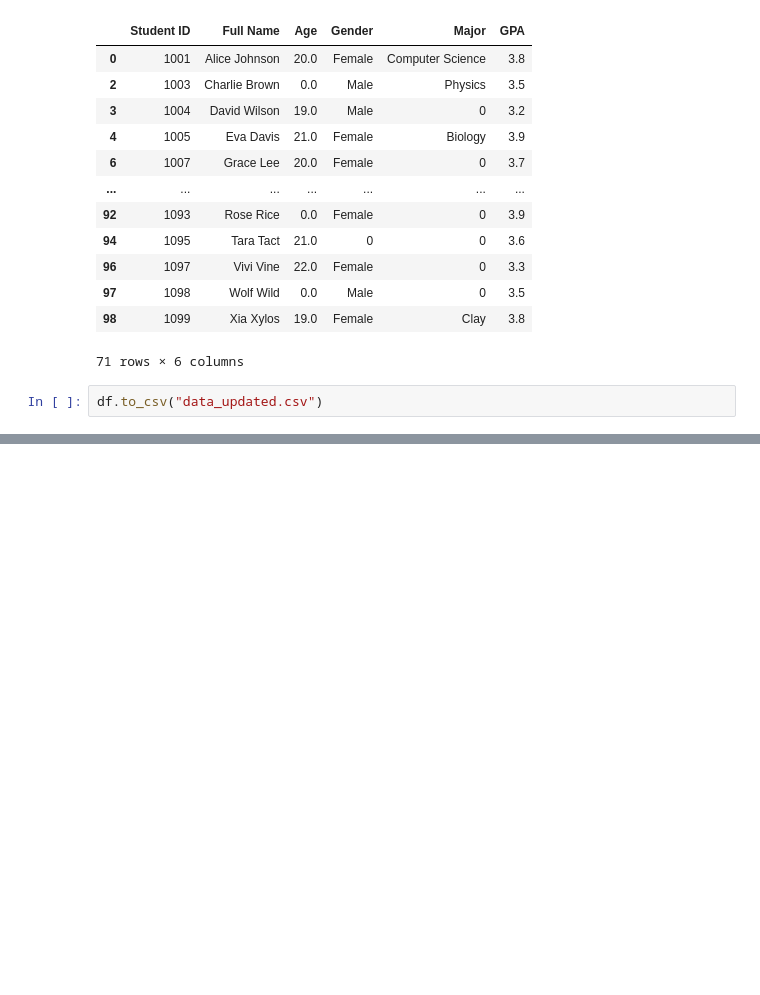
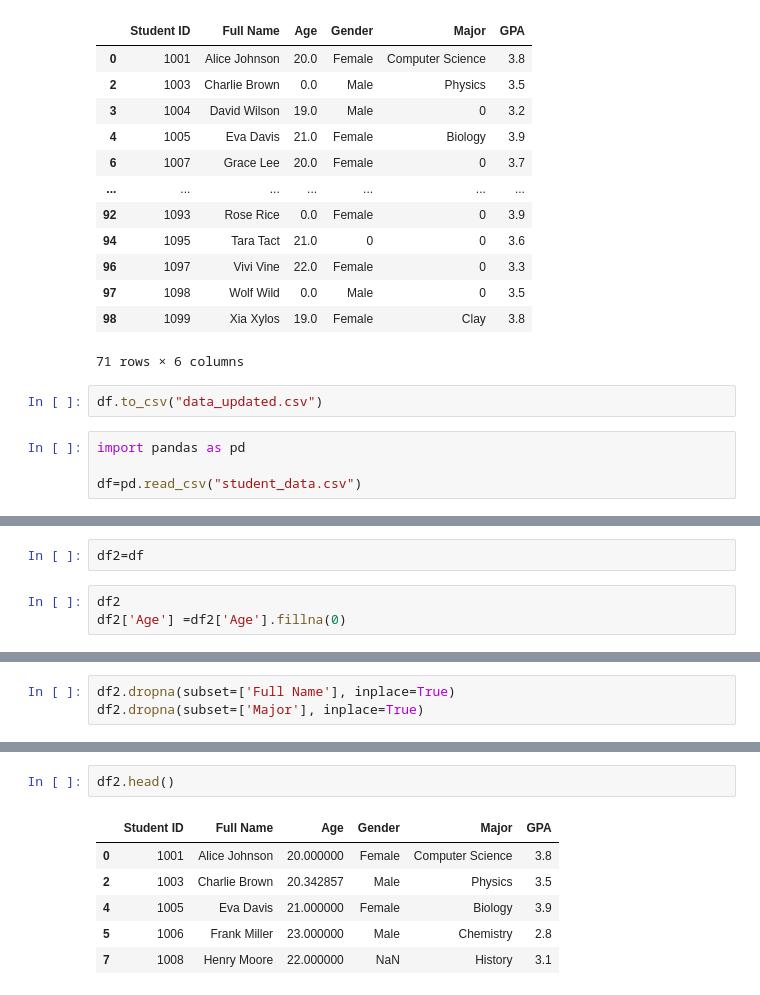
Before and after one commit to pankajvshnv/Data-Science, a Jupyter notebook: numpy.ipynb, the cells around one changed output, grey strips where cells are left out. Drawn from its saved outputs; the diff is of its cells as text; blank space fills up the shorter version.

```diff
--- a/numpy.ipynb
+++ b/numpy.ipynb
@@ -2252,3 +2252,7 @@ df2[df2['GPA'] > 3.0]
 71 rows × 6 columns
 # %%
 df.to_csv("data_updated.csv")
+# %%
+import pandas as pd
+
+df=pd.read_csv("student_data.csv")
@@ -2254,0 +2301,5 @@ df.to_csv("data_updated.csv")
+# %%
+df2=df
+# %%
+df2
+df2['Age'] =df2['Age'].fillna(0)
@@ -2254,0 +2330,3 @@ df.to_csv("data_updated.csv")
+# %%
+df2.dropna(subset=['Full Name'], inplace=True)
+df2.dropna(subset=['Major'], inplace=True)
@@ -2254,0 +2351,9 @@ df.to_csv("data_updated.csv")
+# %%
+df2.head()
+# %% [output]
+|  | Student ID | Full Name | Age | Gender | Major | GPA |
+| 0 | 1001 | Alice Johnson | 20.000000 | Female | Computer Science | 3.8 |
+| 2 | 1003 | Charlie Brown | 20.342857 | Male | Physics | 3.5 |
+| 4 | 1005 | Eva Davis | 21.000000 | Female | Biology | 3.9 |
+| 5 | 1006 | Frank Miller | 23.000000 | Male | Chemistry | 2.8 |
+| 7 | 1008 | Henry Moore | 22.000000 | NaN | History | 3.1 |
```
Also changed, not shown: parts of 6 cells of this notebook, 1 other file.
